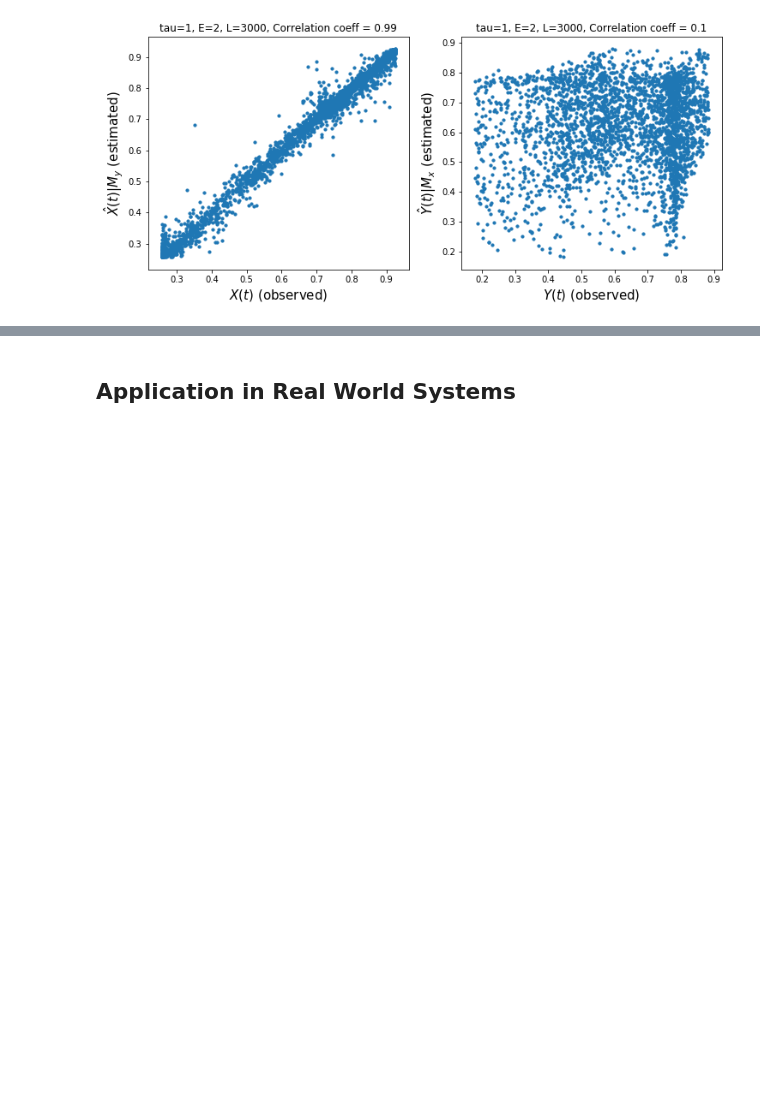
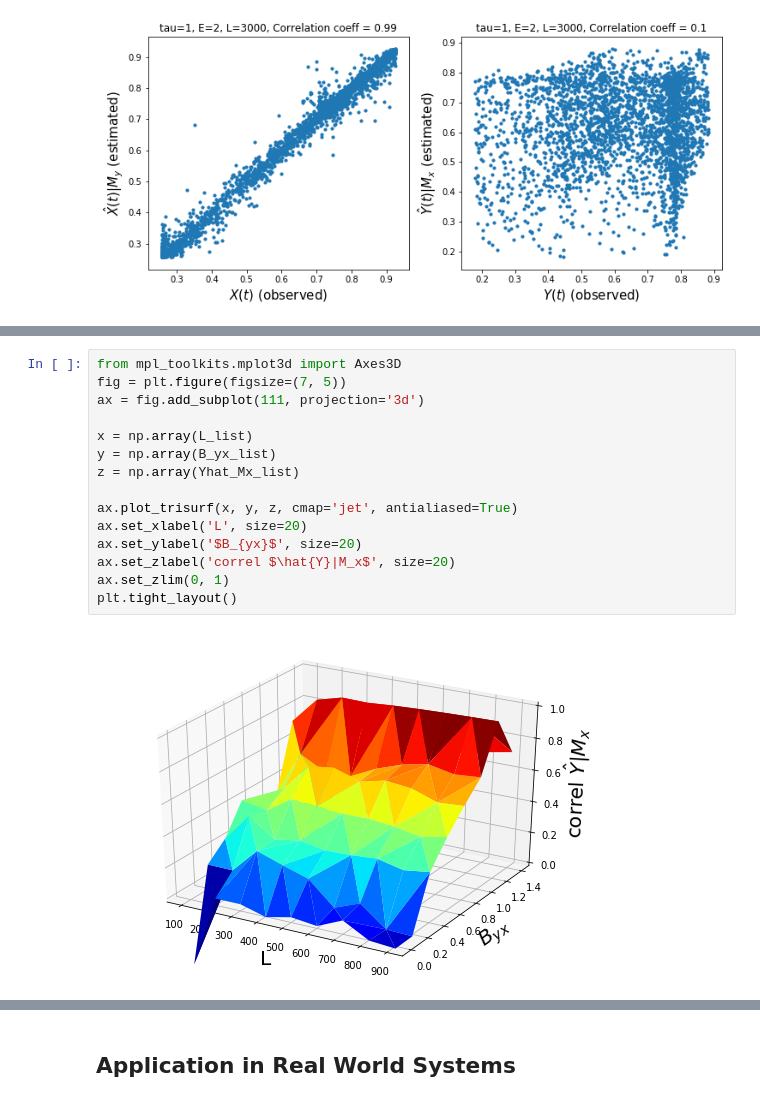
Before and after one commit to PrinceJavier/convergent_cross_mapping_import, a Jupyter notebook: ccm_sugihara.ipynb, the cells around one changed output, grey strips where cells are left out. Drawn from its saved outputs; the diff is of its cells as text; blank space fills up the shorter version.

```diff
--- a/ccm_sugihara.ipynb
+++ b/ccm_sugihara.ipynb
@@ -694,0 +778,17 @@ plot_ccm_correls(X, Y, tau, E, L)
+# %%
+from mpl_toolkits.mplot3d import Axes3D
+fig = plt.figure(figsize=(7, 5))
+ax = fig.add_subplot(111, projection='3d')
+
+x = np.array(L_list)
+y = np.array(B_yx_list)
+z = np.array(Yhat_Mx_list)
+
+ax.plot_trisurf(x, y, z, cmap='jet', antialiased=True)
+ax.set_xlabel('L', size=20)
+ax.set_ylabel('$B_{yx}$', size=20)
+ax.set_zlabel('correl $\hat{Y}|M_x$', size=20)
+ax.set_zlim(0, 1)
+plt.tight_layout()
+# %% [output]
+[figure, added]
```
Also changed, not shown: parts of 33 cells of this notebook.
